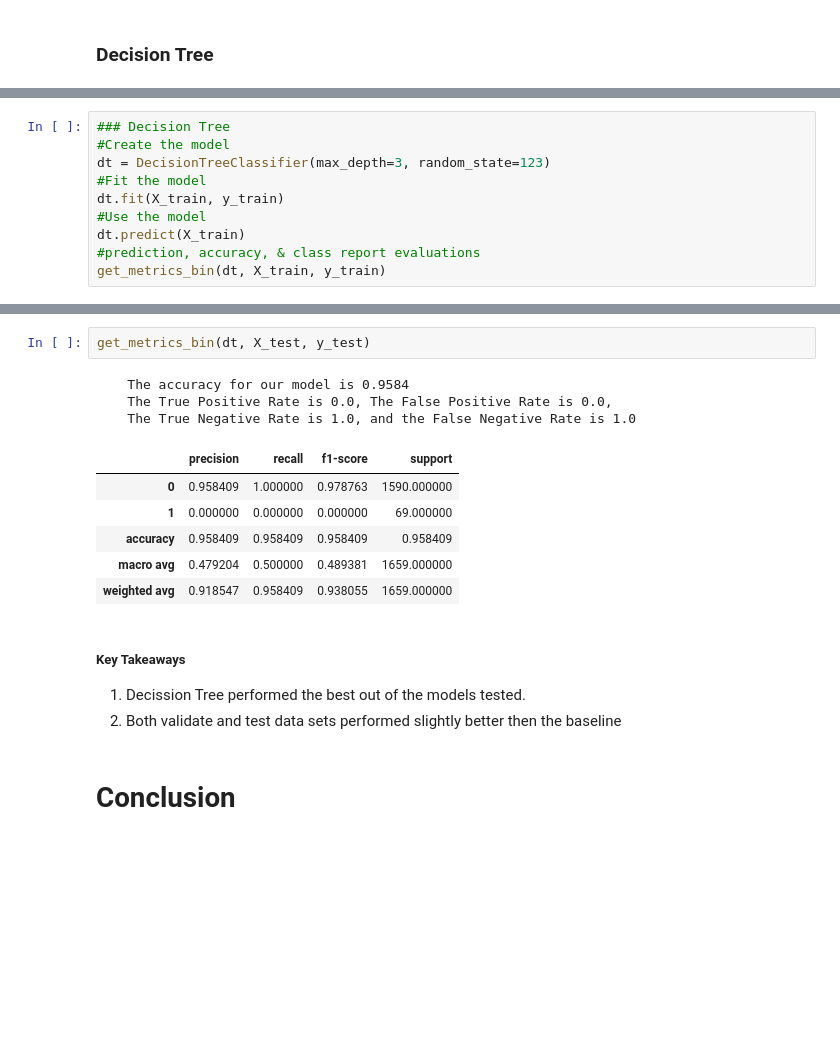
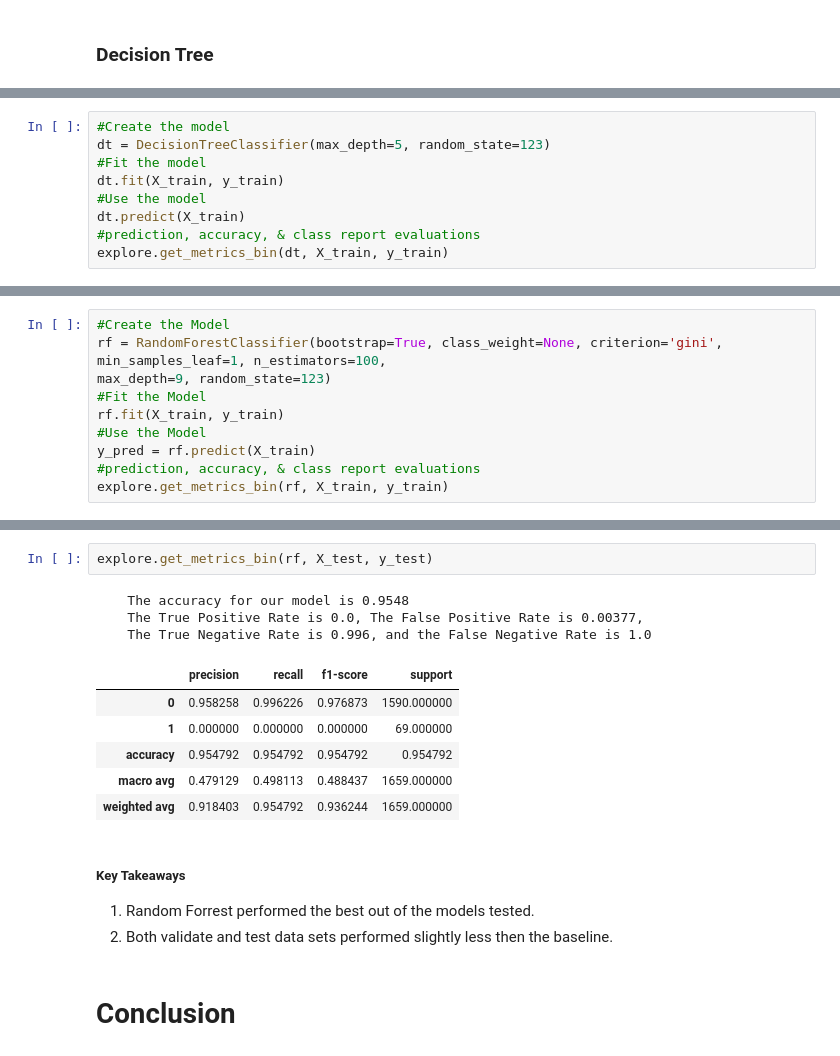
Before and after one commit to hrodjr/texas_motorcycle_accidents, a Jupyter notebook: texas_motorcycle_fatalities_project.ipynb, the cells around one changed output, grey strips where cells are left out. Drawn from its saved outputs; the diff is of its cells as text; blank space fills up the shorter version.

```diff
--- a/texas_motorcycle_fatalities_project.ipynb
+++ b/texas_motorcycle_fatalities_project.ipynb
@@ -380,11 +473,10 @@ Baseline accuracy: 0.96
 # %%
-### Decision Tree
 #Create the model
-dt = DecisionTreeClassifier(max_depth=3, random_state=123)
+dt = DecisionTreeClassifier(max_depth=5, random_state=123)
 #Fit the model
 dt.fit(X_train, y_train)
 #Use the model
 dt.predict(X_train)
 #prediction, accuracy, & class report evaluations
-get_metrics_bin(dt, X_train, y_train)
+explore.get_metrics_bin(dt, X_train, y_train)
 # %% [output]
@@ -399,0 +494,10 @@ get_metrics_bin(dt, X_train, y_train)
+# %%
+#Create the Model
+rf = RandomForestClassifier(bootstrap=True, class_weight=None, criterion='gini', min_samples_leaf=1, n_estimators=100,
+max_depth=9, random_state=123)
+#Fit the Model
+rf.fit(X_train, y_train)
+#Use the Model
+y_pred = rf.predict(X_train)
+#prediction, accuracy, & class report evaluations
+explore.get_metrics_bin(rf, X_train, y_train)
@@ -416,18 +572,18 @@ get_metrics_bin(dt, X_validate, y_validate)
 # %%
-get_metrics_bin(dt, X_test, y_test)
+explore.get_metrics_bin(rf, X_test, y_test)
 # %% [output]
-    The accuracy for our model is 0.9584
-    The True Positive Rate is 0.0, The False Positive Rate is 0.0,
-    The True Negative Rate is 1.0, and the False Negative Rate is 1.0
+    The accuracy for our model is 0.9548
+    The True Positive Rate is 0.0, The False Positive Rate is 0.00377,
+    The True Negative Rate is 0.996, and the False Negative Rate is 1.0
 |  | precision | recall | f1-score | support |
-| 0 | 0.958409 | 1.000000 | 0.978763 | 1590.000000 |
+| 0 | 0.958258 | 0.996226 | 0.976873 | 1590.000000 |
 | 1 | 0.000000 | 0.000000 | 0.000000 | 69.000000 |
-| accuracy | 0.958409 | 0.958409 | 0.958409 | 0.958409 |
-| macro avg | 0.479204 | 0.500000 | 0.489381 | 1659.000000 |
-| weighted avg | 0.918547 | 0.958409 | 0.938055 | 1659.000000 |
+| accuracy | 0.954792 | 0.954792 | 0.954792 | 0.954792 |
+| macro avg | 0.479129 | 0.498113 | 0.488437 | 1659.000000 |
+| weighted avg | 0.918403 | 0.954792 | 0.936244 | 1659.000000 |
 # %% [markdown]
 ##### Key Takeaways
-1. Decission Tree performed the best out of the models tested.
-2. Both validate and test data sets performed slightly better then the baseline
+1. Random Forrest performed the best out of the models tested.
+2. Both validate and test data sets performed slightly less then the baseline.
 # %% [markdown]
 # Conclusion
```
Also changed, not shown: parts of 30 cells of this notebook, 1 other file.
